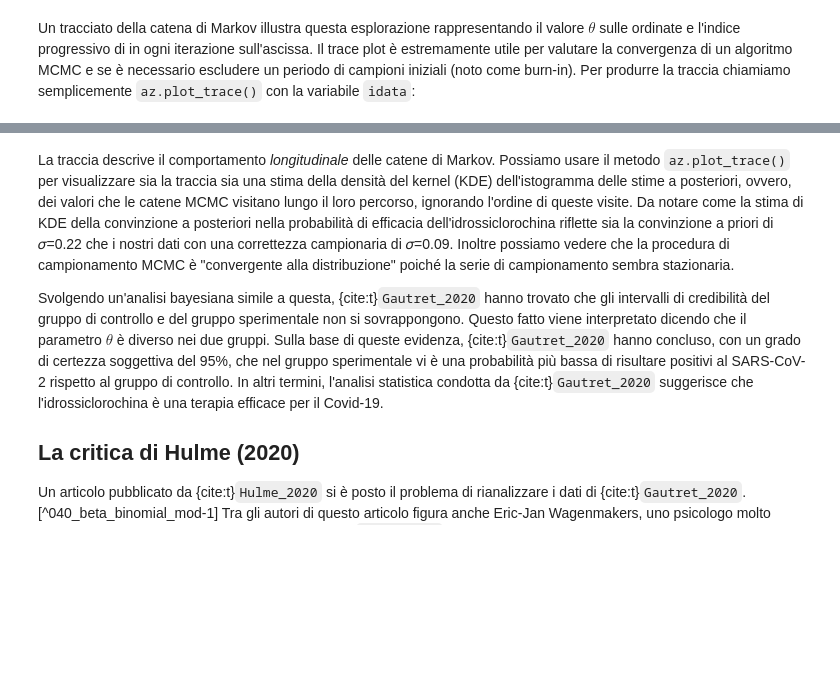
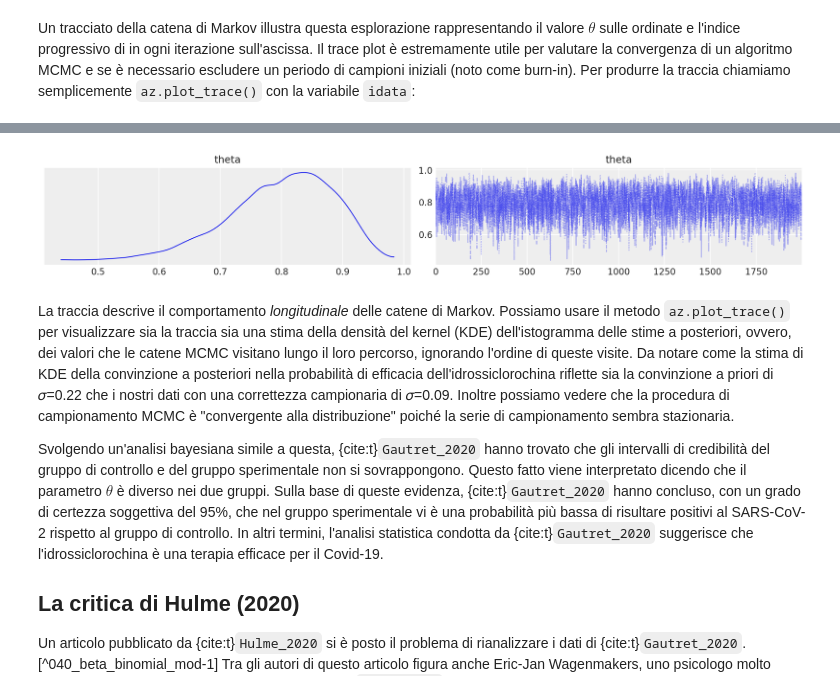
Before and after one commit to ccaudek/ds4psy, a Jupyter notebook: chapter_4/07_beta_binomial.ipynb, the cells around one changed output, grey strips where cells are left out. Cells and saved outputs as stored; diff of their text form; code cells hidden in the pictures; blank space fills up the shorter version.

```diff
--- a/chapter_4/07_beta_binomial.ipynb
+++ b/chapter_4/07_beta_binomial.ipynb
@@ -33,7 +29,6 @@ RANDOM_SEED = 42
 rng = np.random.default_rng(RANDOM_SEED)
 
 az.style.use("arviz-darkgrid")
-sns.set_theme(palette="colorblind")
 # %% [markdown]
 Un esempio pratico di utilizzo del linguaggio probabilistico PyMC consiste nell'eseguire una semplice operazione aritmetica. Iniziamo a sommare due numeri interi in Python.
 # %%
@@ -368,6 +361,6 @@ In questo esempio, con 8,000 campioni, la convergenza dell'algoritmo NUTS è est
 # %% [markdown]
 Un tracciato della catena di Markov illustra questa esplorazione rappresentando il valore $\theta$ sulle ordinate e l'indice progressivo di in ogni iterazione sull'ascissa. Il trace plot è estremamente utile per valutare la convergenza di un algoritmo MCMC e se è necessario escludere un periodo di campioni iniziali (noto come burn-in). Per produrre la traccia chiamiamo semplicemente `az.plot_trace()` con la variabile `idata`:
 # %%
-az.plot_trace(idata)
+az.plot_trace(idata, combined=True)
 plt.show()
 # %% [output]
@@ -375,3 +367,4 @@ plt.show()
+[figure, added]
 # %% [markdown]
 La traccia descrive il comportamento *longitudinale* delle catene di Markov. Possiamo usare il metodo `az.plot_trace()` per visualizzare sia la traccia sia una stima della densità del kernel (KDE) dell'istogramma delle stime a posteriori, ovvero, dei valori che le catene MCMC visitano lungo il loro percorso, ignorando l'ordine di queste visite. Da notare come la stima di KDE della convinzione a posteriori nella probabilità di efficacia dell'idrossiclorochina riflette sia la convinzione a priori di 𝜎=0.22 che i nostri dati con una correttezza campionaria di 𝜎=0.09. Inoltre possiamo vedere che la procedura di campionamento MCMC è "convergente alla distribuzione" poiché la serie di campionamento sembra stazionaria.
 
```
Also changed, not shown: parts of 11 cells of this notebook, 4 other files.
